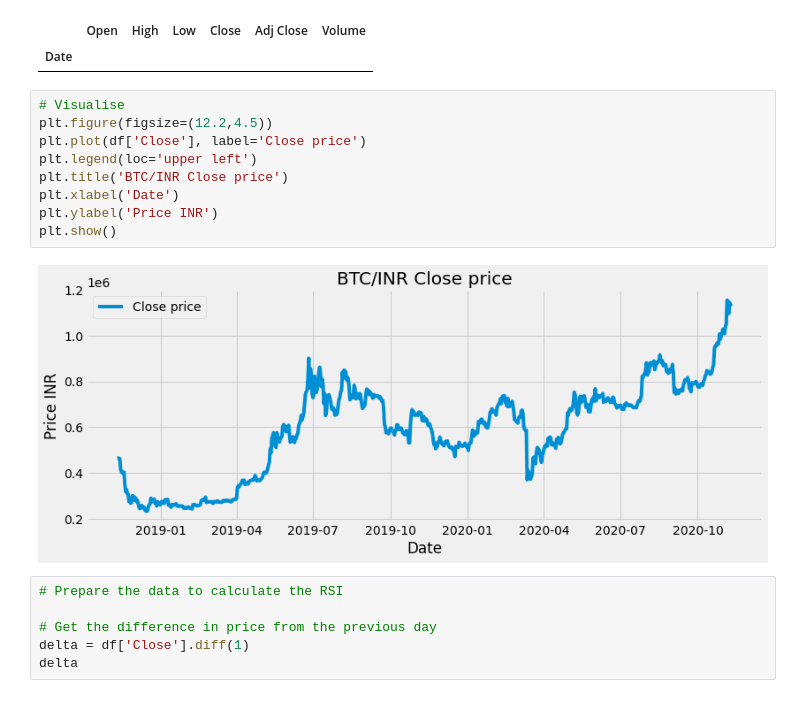
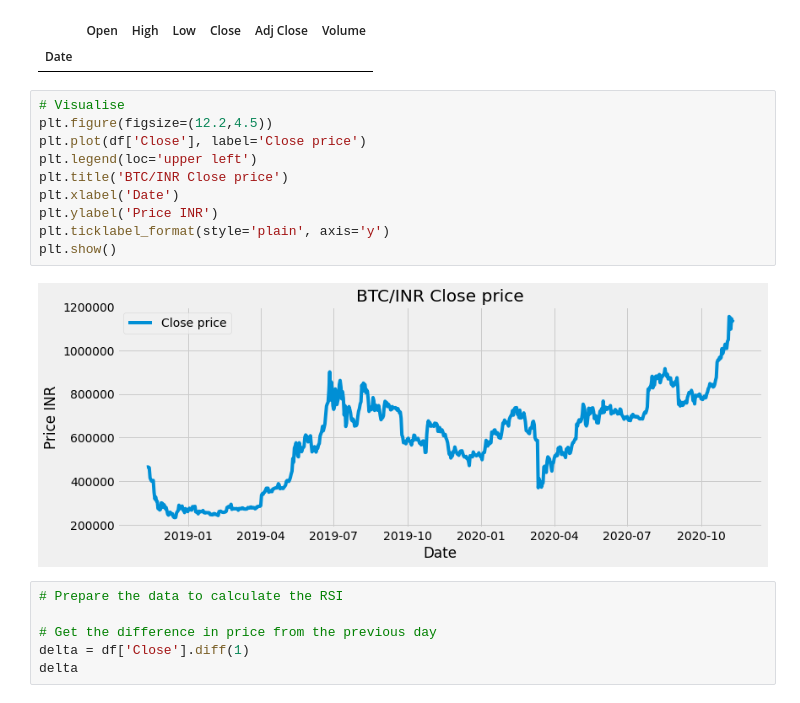
Before and after one commit to Xalt8/Crypto, a Jupyter notebook: rsi.ipynb, the cells around one changed output. Drawn from its saved outputs; the diff is of its cells as text.

Commit message:
Updated graph

```diff
--- a/rsi.ipynb
+++ b/rsi.ipynb
@@ -38,14 +38,15 @@ df[filt]
 # %%
 # Visualise
 plt.figure(figsize=(12.2,4.5))
 plt.plot(df['Close'], label='Close price')
 plt.legend(loc='upper left')
 plt.title('BTC/INR Close price')
 plt.xlabel('Date')
 plt.ylabel('Price INR')
+plt.ticklabel_format(style='plain', axis='y')
 plt.show()
 # %% [output]
-[figure, old version]
+[figure, new version]
 # %%
 # Prepare the data to calculate the RSI
 
```
